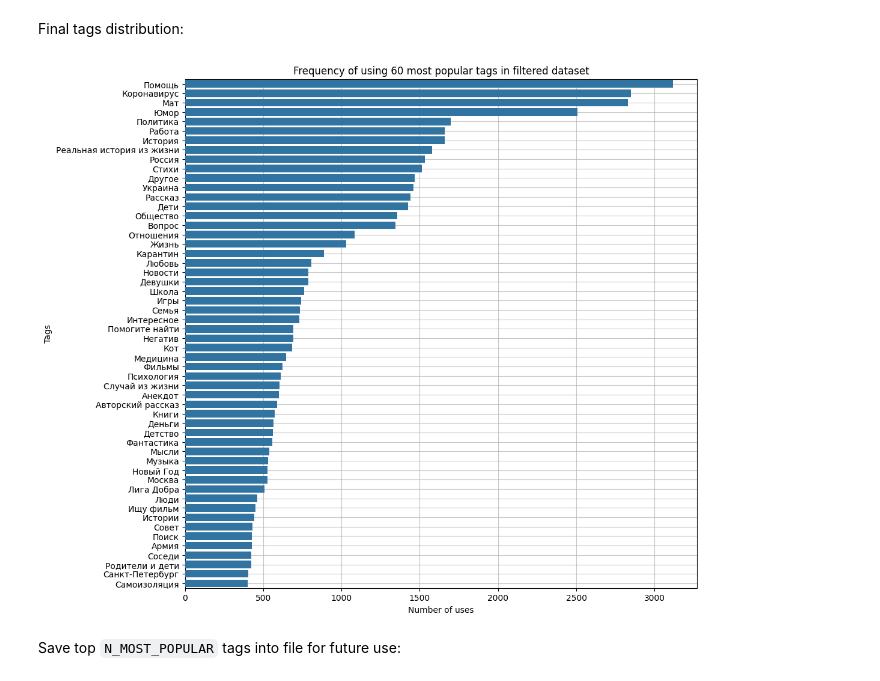
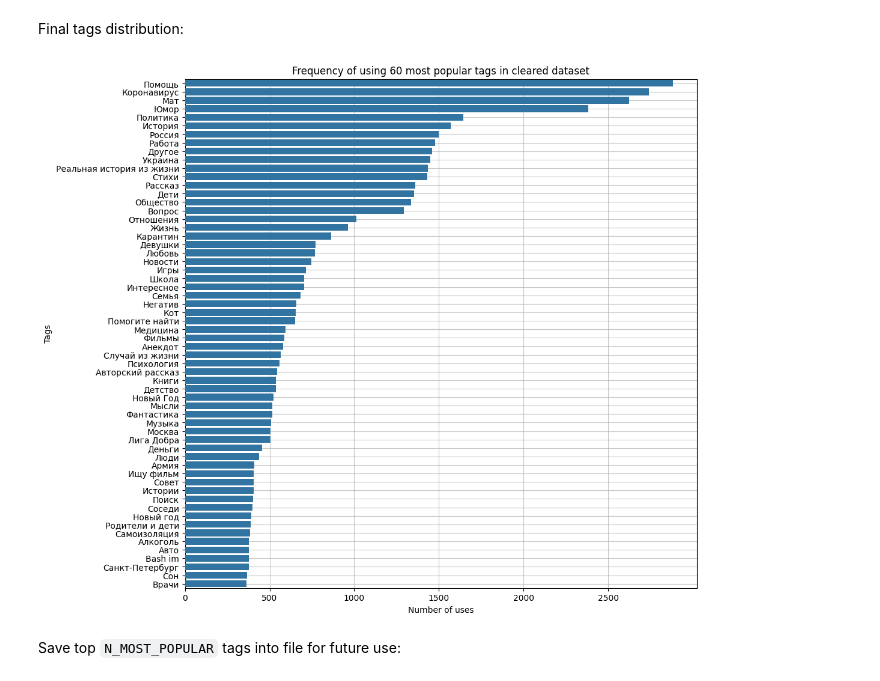
Before and after one commit to zhursvlevy/PostProcessor, a Jupyter notebook: notebooks/topic tagging/1. Dataset_tag_analysis.ipynb, the cells around one changed output. Cells and saved outputs as stored; diff of their text form; code cells hidden in the pictures.

Commit message:
add analysis for new data

```diff
--- a/notebooks/topic tagging/1. Dataset_tag_analysis.ipynb
+++ b/notebooks/topic tagging/1. Dataset_tag_analysis.ipynb
@@ -13,7 +13,7 @@ import seaborn as sns
 import sys
 import os
 # %%
-module_path = os.path.abspath(os.path.join('..')) # Path to root folder
+module_path = os.path.abspath(os.path.join('..\..')) # Path to root folder
 if module_path not in sys.path:
     sys.path.append(module_path + "/scripts") # define scripts path
 
@@ -195,0 +201,5 @@ ax.set_title(f"Frequency of using {N_MOST_POPULAR} most popular tags in filtered
+# %%
+new_pth = [module_path + f"/data/pikabu/splited_data/texts.parquet"] # Making list of roots to merge
+prep_data = merge_dataset(new_pth)
+prep_data = prep_data[['title', 'text_markdown', 'url', 'tags']]
+prep_data = prep_data[prep_data.text_markdown != '']
@@ -195,0 +220,7 @@ ax.set_title(f"Frequency of using {N_MOST_POPULAR} most popular tags in filtered
+# %%
+prep_tg = getwordlist(prep_data.tags)
+prep_tg_cnt = getworddict(prep_tg, at_least=1)
+prep_tg_cnt_cond = getworddict(prep_tg, at_least=APPEAR_AT_LEAST)
+
+print("Total number of tags in cleared dataset with no missing text fields:", len(prep_tg_cnt))
+print(f"Number of tags in cleared dataset with no missing text fields that appear more than {APPEAR_AT_LEAST} times: {len(prep_tg_cnt_cond)}")
@@ -195,0 +232,12 @@ ax.set_title(f"Frequency of using {N_MOST_POPULAR} most popular tags in filtered
+# %%
+prep_word = list(prep_tg_cnt_cond.keys())
+prep_count = list(prep_tg_cnt_cond.values())
+
+prep_fig, ax = plt.subplots(figsize=(11,11))
+
+ax.grid(zorder=1, alpha=0.7)
+ax.barh(prep_word[0:N_MOST_POPULAR], prep_count[0:N_MOST_POPULAR], zorder=2)
+ax.set_xticks(np.arange(0, max(prep_count), 5000))
+ax.set_xlabel("Number of uses")
+ax.set_ylabel("Tags")
+ax.set_title(f"Frequency of using {N_MOST_POPULAR} most popular tags in cleared dataset");
@@ -224,21 +275,24 @@ tags_to_remove = ['Длиннопост', 'Текст', 'Без рейтинга
 # %% [markdown]
 Final tags distribution:
 # %%
-mask = [True if (i not in tags_to_remove) else False for i in filtered_word][0:N_MOST_POPULAR]
+mask = [True if (i not in tags_to_remove) else False for i in prep_word]
+most_popular = N_MOST_POPULAR + (len(mask[0:N_MOST_POPULAR]) - np.sum(mask[0:N_MOST_POPULAR]))
+mask = mask[0:most_popular]
+
 pltdf = pd.DataFrame()
-pltdf['filtered_word'] = filtered_word[0:N_MOST_POPULAR]
-pltdf['filtered_count'] = filtered_count[0:N_MOST_POPULAR]
+pltdf['prep_word'] = prep_word[0:most_popular]
+pltdf['prep_count'] = prep_count[0:most_popular]
 pltdf = pltdf[mask]
 
-filtered_fig, ax = plt.subplots(figsize=(11,11))
-sns.barplot(pltdf, x = 'filtered_count', y='filtered_word', legend=False, zorder=5)
-ax.set_xticks(np.arange(0, max(pltdf['filtered_count']), 500))
+prep_fig, ax = plt.subplots(figsize=(11,11))
+sns.barplot(pltdf, x = 'prep_count', y='prep_word', legend=False, zorder=5)
+ax.set_xticks(np.arange(0, max(pltdf['prep_count']), 500))
 ax.grid(zorder=1, alpha=0.7)
 ax.set_ylabel("Tags")
 ax.set_xlabel("Number of uses")
-ax.set_title(f"Frequency of using {N_MOST_POPULAR} most popular tags in filtered dataset");
+ax.set_title(f"Frequency of using {N_MOST_POPULAR} most popular tags in cleared dataset");
 # %% [output]
-[figure, old version]
+[figure, new version]
 # %% [markdown]
 Save top `N_MOST_POPULAR` tags into file for future use:
 # %%
```
Also changed, not shown: parts of 13 cells of this notebook.
